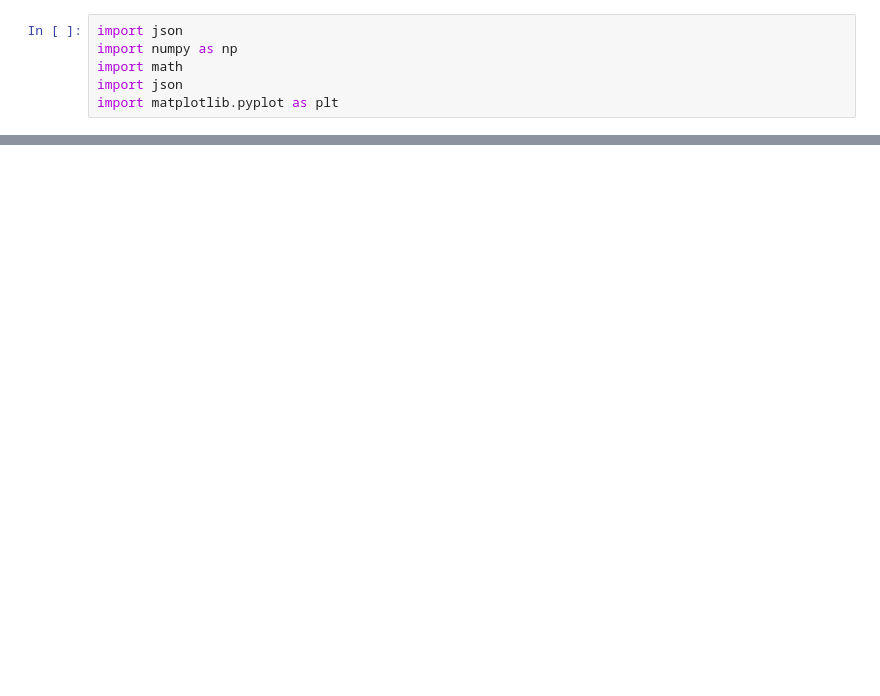
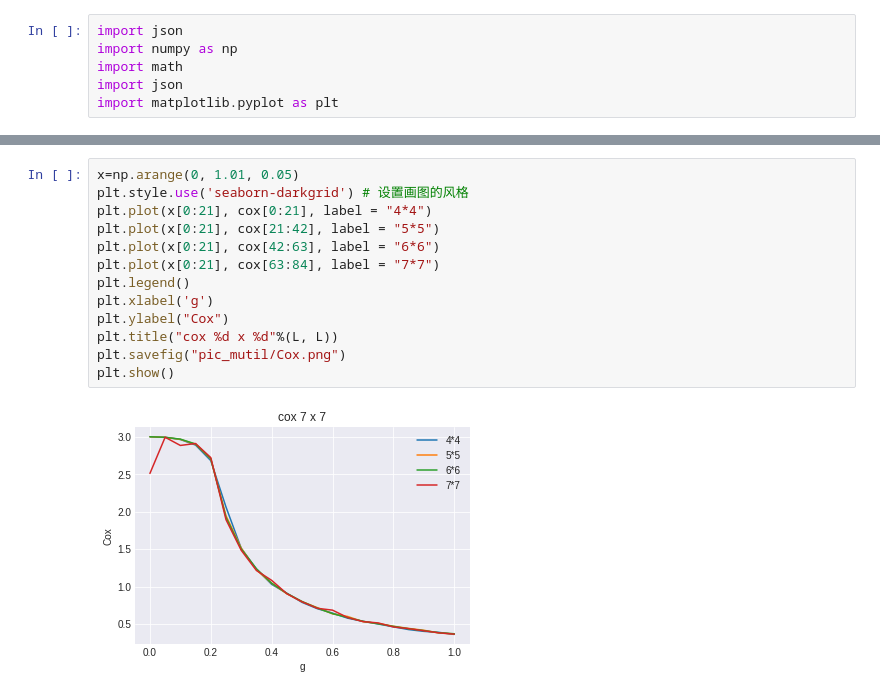
Before and after one commit to zjuadurey/machine-learnig-QM, a Jupyter notebook: plot/plot_all_mutil_pic.ipynb, the cells around one changed output, grey strips where cells are left out. Saved outputs shown, nothing was run; the diff lists cells and outputs as text; blank space fills up the shorter version.

```diff
--- a/plot/plot_all_mutil_pic.ipynb
+++ b/plot/plot_all_mutil_pic.ipynb
@@ -161,3 +153,18 @@ plt.show()
+# %%
+x=np.arange(0, 1.01, 0.05)
+plt.style.use('seaborn-darkgrid') # 设置画图的风格
+plt.plot(x[0:21], cox[0:21], label = "4*4")
+plt.plot(x[0:21], cox[21:42], label = "5*5")
+plt.plot(x[0:21], cox[42:63], label = "6*6")
+plt.plot(x[0:21], cox[63:84], label = "7*7")
+plt.legend()
+plt.xlabel('g')
+plt.ylabel("Cox")
+plt.title("cox %d x %d"%(L, L))
+plt.savefig("pic_mutil/Cox.png")
+plt.show()
+# %% [output]
+[figure, added]
 # %%
 x=np.arange(0, 1.01, 0.05)
 plt.style.use('seaborn-darkgrid') # 设置画图的风格
```
Also changed, not shown: parts of 8 cells of this notebook.
